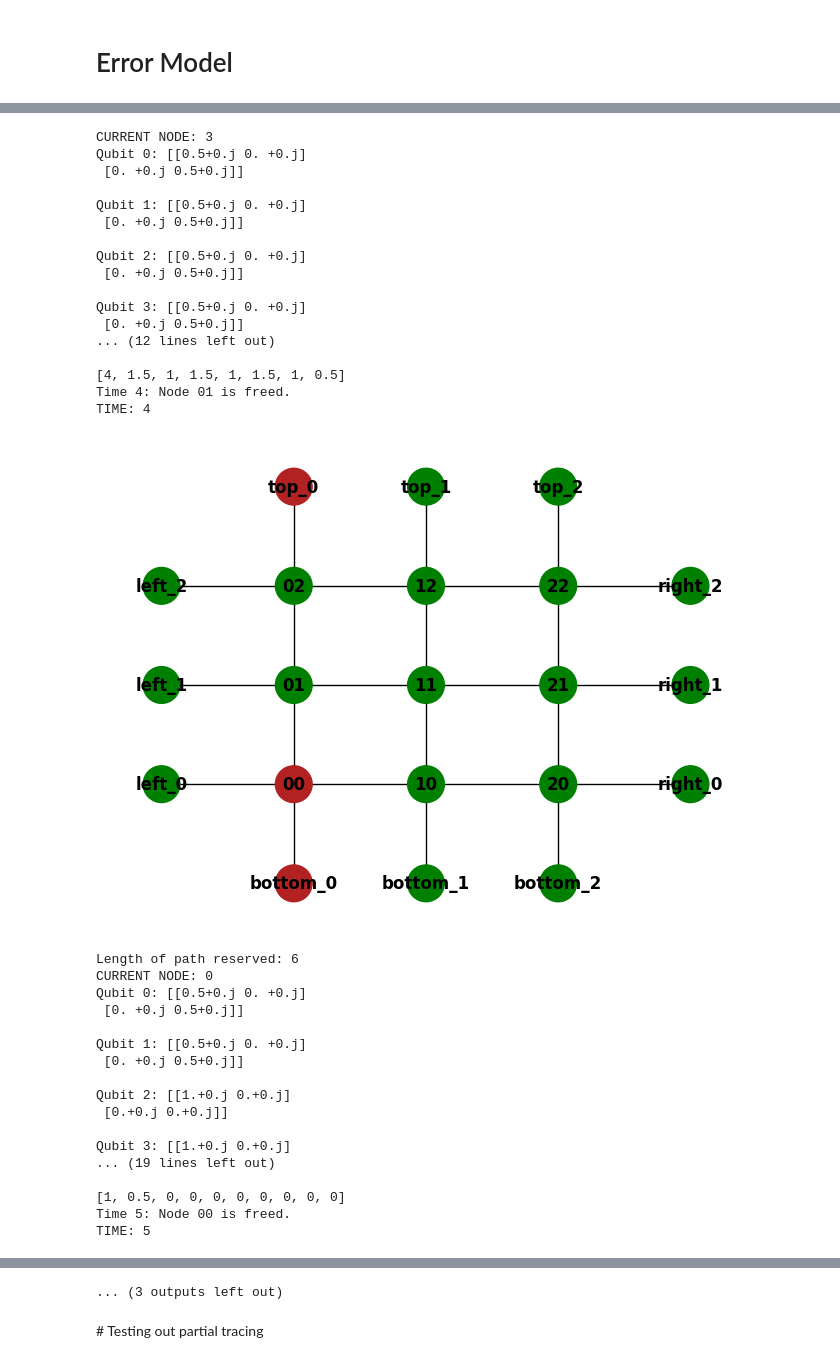
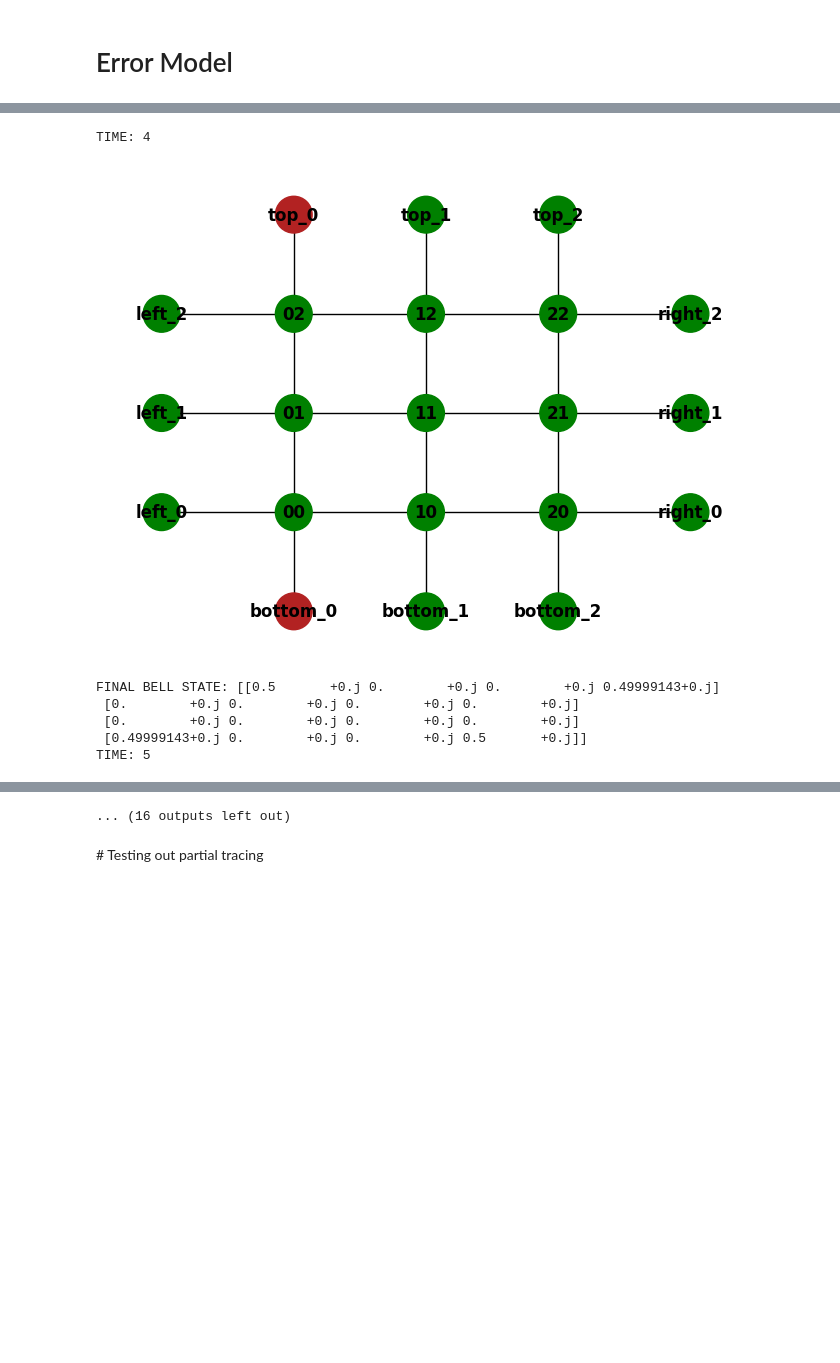
Before and after one commit to echughes529/quantum_network_simulation, a Jupyter notebook: entanglement_based_networks_with_error_model.ipynb, the cells around one changed output, grey strips where cells are left out. Cells and saved outputs as stored; diff of their text form; code cells hidden in the pictures; blank space fills up the shorter version.

```diff
--- a/entanglement_based_networks_with_error_model.ipynb
+++ b/entanglement_based_networks_with_error_model.ipynb
@@ -521,13 +521,11 @@ def entanglement_generation(communication, rho: Qobj, target_qubits: list, n: in
         rho = dephasing_channel(rho=rho, t=2 * d / c, left_padding=0, right_padding=num_qubits - 1, num_qubits=num_qubits)
         communication.qubit_times[0] += 1
 
-    for i in range (num_qubits):
-        print(f"Qubit {i}: {rho.ptrace(i).full()}\n")
 
     #rho = dark_counts(rho_initial=rho, target=q1, P_link=P_link, num_qubits=num_qubits)
 
 
-    print(communication.qubit_times)
+    #print(communication.qubit_times)
     return rho
 
 def entanglement_swapping(rho: Qobj, target_qubits: list, num_qubits: int, lambda_BSM=1):
@@ -540,6 +538,7 @@ def entanglement_swapping(rho: Qobj, target_qubits: list, num_qubits: int, lambd
 
     # adding bell state measurement error
     #rho = lambda_BSM * rho + (1 - lambda_BSM) / 4 * tensor(I(), I())
+
     return rho
 # %%
 import random
@@ -627,7 +626,7 @@ class CustomGrid:
         Free a single node by marking it as 'free'.
         """
         self.node_statuses[node] = 'free'
-        print(f"Time {self.env.now}: Node {node} is freed.")
+        #print(f"Time {self.env.now}: Node {node} is freed.")
 
     def reserve_path(self, path, color_index):
         """
@@ -656,13 +655,15 @@ class Communication:
 
         if not self.is_complete():
             first_qubit = 2 * self.current_node_index
-            print("CURRENT NODE:", self.current_node_index)
+            #print("CURRENT NODE:", self.current_node_index)
             self.rho = entanglement_generation(self, rho=self.rho, target_qubits=[first_qubit, first_qubit + 1], num_qubits=self.num_qubits, **entang_gen_args)
+            #print(f"Entanglement generated between qubits {first_qubit} and {first_qubit + 1}")
             self.current_node_index += 1
 
-            if self.current_node_index > 2:  # Start freeing nodes only after the second node
-                previous_node = self.path[self.current_node_index - 2] # current node index -1
-                self.rho = entanglement_swapping(rho=self.rho, target_qubits=[first_qubit - 1, first_qubit], num_qubits = num_qubits)
+            if self.current_node_index > 1:  # Start freeing nodes only after the second node
+                previous_node = self.path[self.current_node_index - 1] # current node index -1
+                self.rho = entanglement_swapping(rho=self.rho, target_qubits=[first_qubit - 1, first_qubit], num_qubits = self.num_qubits)
+                #print(f"BSM performed on {first_qubit-1} and {first_qubit}")
                 self.grid.free_node(previous_node)
 
 
@@ -677,9 +678,8 @@ class Communication:
         """
         Free the first node, last node, and the second-to-last node after the communication is complete.
         """
-        if len(self.path) > 1:
-            self.grid.free_node(self.path[-2])  # Free second-to-last node
-            yield env.timeout(1)
+        print(f"FINAL BELL STATE: {self.rho.ptrace([0, self.num_qubits-1]).full()}")
+
         self.grid.free_node(self.path[-1])  # Free last node
         self.grid.free_node(self.path[0])  # Free first node
         yield env.timeout(0)  # Ensure this method behaves like a generator
@@ -699,7 +699,7 @@ def communication_manager(env, grid, communication_queue, shades_of_red):
 
             for path in all_paths:
                 if grid.is_path_free(path):
-                    print(f"Length of path reserved: {len(path)}")
+                    #print(f"Length of path reserved: {len(path)}")
                     color_index = current_id % len(shades_of_red)  # Cycle through shades of red
                     communication = Communication(current_id, path, grid, color_index)
                     env.process(move_packet(env, communication))
@@ -857,35 +809,7 @@ TIME: 3
-CURRENT NODE: 3
-Qubit 0: [[0.5+0.j 0. +0.j]
- [0. +0.j 0.5+0.j]]
-
-Qubit 1: [[0.5+0.j 0. +0.j]
- [0. +0.j 0.5+0.j]]
-
-Qubit 2: [[0.5+0.j 0. +0.j]
- [0. +0.j 0.5+0.j]]
-
-Qubit 3: [[0.5+0.j 0. +0.j]
- [0. +0.j 0.5+0.j]]
-... (12 lines left out)
-
-[4, 1.5, 1, 1.5, 1, 1.5, 1, 0.5]
-Time 4: Node 01 is freed.
 TIME: 4
-[figure, old version]
+[figure, new version]
-Length of path reserved: 6
-CURRENT NODE: 0
-Qubit 0: [[0.5+0.j 0. +0.j]
- [0. +0.j 0.5+0.j]]
-
-Qubit 1: [[0.5+0.j 0. +0.j]
- [0. +0.j 0.5+0.j]]
-
-Qubit 2: [[1.+0.j 0.+0.j]
- [0.+0.j 0.+0.j]]
-
-Qubit 3: [[1.+0.j 0.+0.j]
-... (19 lines left out)
-
-[1, 0.5, 0, 0, 0, 0, 0, 0, 0, 0]
-Time 5: Node 00 is freed.
+FINAL BELL STATE: [[0.5       +0.j 0.        +0.j 0.        +0.j 0.49999143+0.j]
+ [0.        +0.j 0.        +0.j 0.        +0.j 0.        +0.j]
+ [0.        +0.j 0.        +0.j 0.        +0.j 0.        +0.j]
+ [0.49999143+0.j 0.        +0.j 0.        +0.j 0.5       +0.j]]
 TIME: 5
@@ -911,4 +819,4 @@ TIME: 6
-... (3 outputs left out)
+... (16 outputs left out)
 # %% [markdown]
 # Testing out partial tracing
 # %%
```
Also changed, not shown: parts of 1 cell of this notebook.
